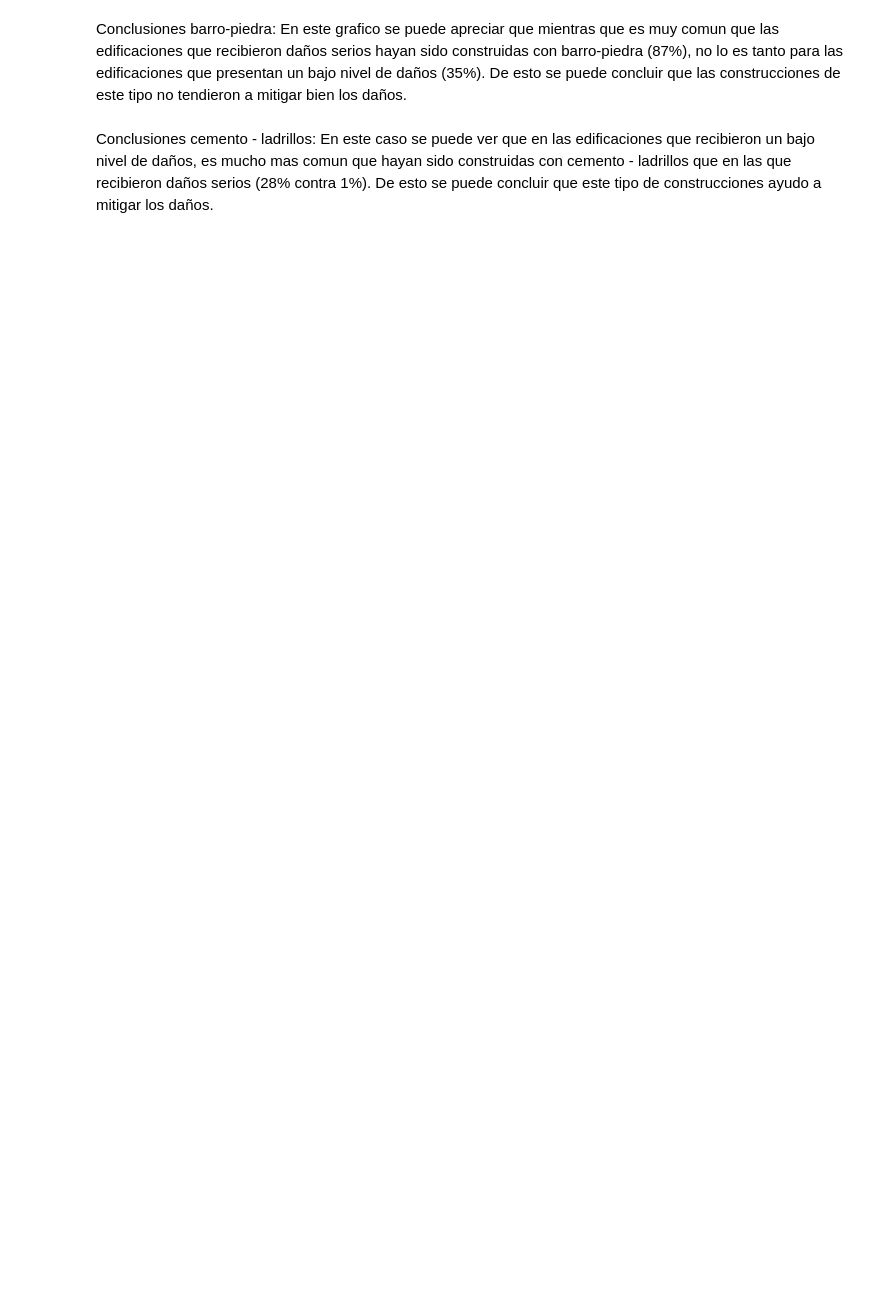
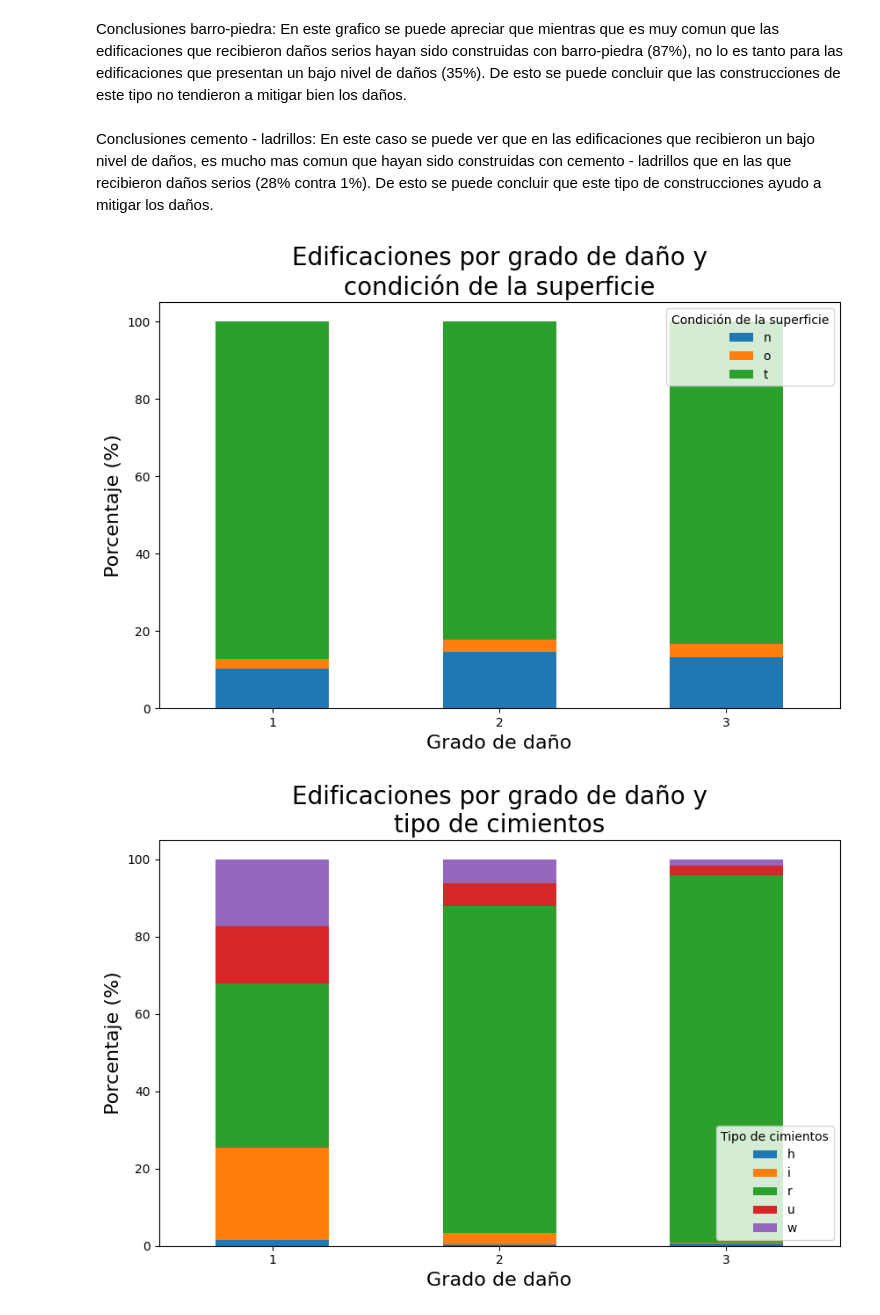
Before and after one commit to GuidoBergman/Datos---Tp1, a Jupyter notebook: Tp1.ipynb, the cells around one changed output. Cells and saved outputs as stored; diff of their text form; code cells hidden in the pictures; blank space fills up the shorter version.

Commit message:
Agrego graficos para las variables categoricas

```diff
--- a/Tp1.ipynb
+++ b/Tp1.ipynb
@@ -148,3 +148,36 @@ Conclusiones barro-piedra:
 En este grafico se puede apreciar que mientras que es muy comun que las edificaciones que recibieron daños serios hayan sido construidas con barro-piedra (87%), no lo es tanto para las edificaciones que presentan un bajo nivel de daños (35%). De esto se puede concluir que las construcciones de este tipo no tendieron a mitigar bien los daños.
 # %% [markdown]
 Conclusiones cemento - ladrillos: En este caso se puede ver que en las edificaciones que recibieron un bajo nivel de daños, es mucho mas comun que hayan sido construidas con cemento - ladrillos que en las que recibieron daños serios (28% contra 1%). De esto se puede concluir que este tipo de construcciones ayudo a mitigar los daños.
+# %%
+def graficarPorcentajesDeCategoricos(serie, titulo):
+    serie = serie.value_counts(normalize=True) * 100
+    g = serie.unstack(1).plot(kind='bar', stacked=True,
+                              rot=0, figsize=(10,6))
+    g.set_title('Edificaciones por grado de daño y\n' + titulo,
+               fontsize=20)
+    g.set_xlabel('Grado de daño', fontsize=16)
+    g.set_ylabel('Porcentaje (%)', fontsize=16)
+    plt.legend(title=titulo.capitalize())
+    plt.show()
+
+agrupados = values.groupby('damage_grade')
+
+graficarPorcentajesDeCategoricos(agrupados.land_surface_condition,
+                'condición de la superficie')
+graficarPorcentajesDeCategoricos(agrupados.foundation_type,
+                                  'tipo de cimientos')
+graficarPorcentajesDeCategoricos(agrupados.roof_type,
+                                  'tipo de techo')
+graficarPorcentajesDeCategoricos(agrupados.ground_floor_type,
+            'tipo de construcción de la planta baja')
+graficarPorcentajesDeCategoricos(agrupados.other_floor_type,
+            'tipo de construcción de otros pisos')
+graficarPorcentajesDeCategoricos(agrupados.position,
+                                  'orientación')
+graficarPorcentajesDeCategoricos(agrupados.plan_configuration,
+    'formato de construcción de la edificación (para diseño sísmico)')
+graficarPorcentajesDeCategoricos(agrupados.legal_ownership_status,
+                            'estado legal de la tierra')
+# %% [output]
+[figure, added]
+[figure, added]
```
Also changed, not shown: parts of 5 cells of this notebook.
